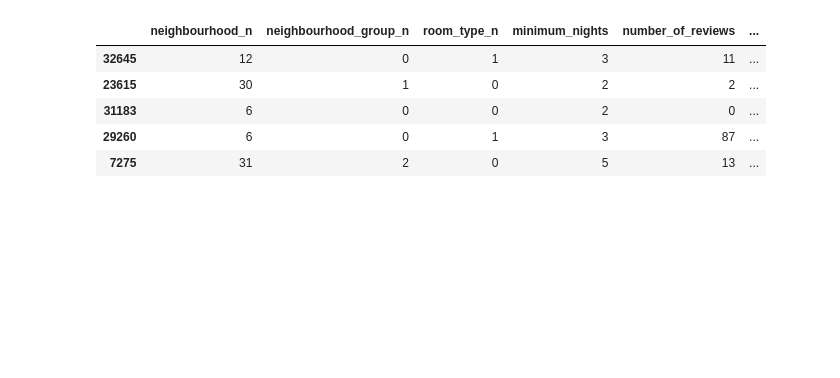
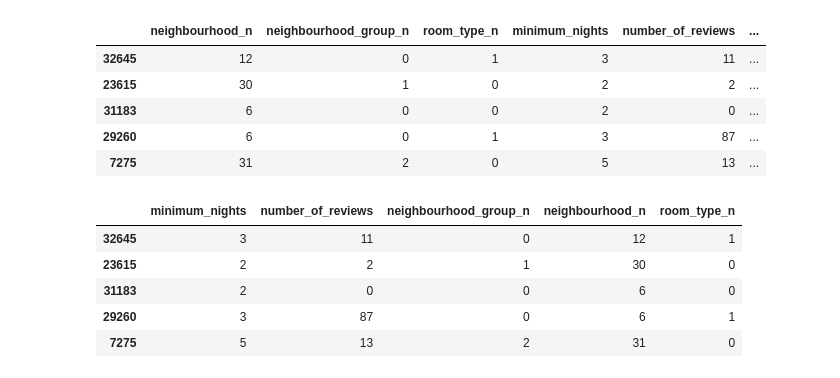
Before and after one commit to Jmajado/machine-learning-python-template, a Jupyter notebook: src/explore.ipynb, the cells around one changed output. Cells and saved outputs as stored; diff of their text form; code cells hidden in the pictures; blank space fills up the shorter version.

```diff
--- a/src/explore.ipynb
+++ b/src/explore.ipynb
@@ -340,0 +443,29 @@ X_train_con_outliers.head()
+# %%
+from sklearn.model_selection import train_test_split
+
+num_variables = ["minimum_nights", "number_of_reviews", "neighbourhood_group_n", "neighbourhood_n", "room_type_n"]
+
+# Dividimos el conjunto de datos en muestras de train y test
+X_con_outliers = total_data_con_outliers.drop("price", axis = 1)[num_variables]
+X_sin_outliers = total_data_sin_outliers.drop("price", axis = 1)[num_variables]
+y = total_data_con_outliers["price"]
+
+X_train_con_outliers, X_test_con_outliers, y_train, y_test = train_test_split(X_con_outliers, y, test_size = 0.2, random_state = 42)
+X_train_sin_outliers, X_test_sin_outliers = train_test_split(X_sin_outliers, test_size = 0.2, random_state = 42)
+
+# GUARDAR LOS DATASETS
+X_train_con_outliers.to_excel("/workspaces/machine-learning-python-template/src/X_train_con_outliers.xlsx", index = False)
+X_train_sin_outliers.to_excel("/workspaces/machine-learning-python-template/src/X_train_sin_outliers.xlsx", index = False)
+X_test_con_outliers.to_excel("/workspaces/machine-learning-python-template/src/X_test_con_outliers.xlsx", index = False)
+X_test_sin_outliers.to_excel("/workspaces/machine-learning-python-template/src/X_test_sin_outliers.xlsx", index = False)
+y_train.to_excel("/workspaces/machine-learning-python-template/src/y_train.xlsx", index = False)
+y_test.to_excel("/workspaces/machine-learning-python-template/src/y_test.xlsx", index = False)
+
+X_train_con_outliers.head()
+# %% [output]
+|  | minimum_nights | number_of_reviews | neighbourhood_group_n | neighbourhood_n | room_type_n |
+| 32645 | 3 | 11 | 0 | 12 | 1 |
+| 23615 | 2 | 2 | 1 | 30 | 0 |
+| 31183 | 2 | 0 | 0 | 6 | 0 |
+| 29260 | 3 | 87 | 0 | 6 | 1 |
+| 7275 | 5 | 13 | 2 | 31 | 0 |
```
Also changed, not shown: parts of 17 cells of this notebook, 20 other files.
